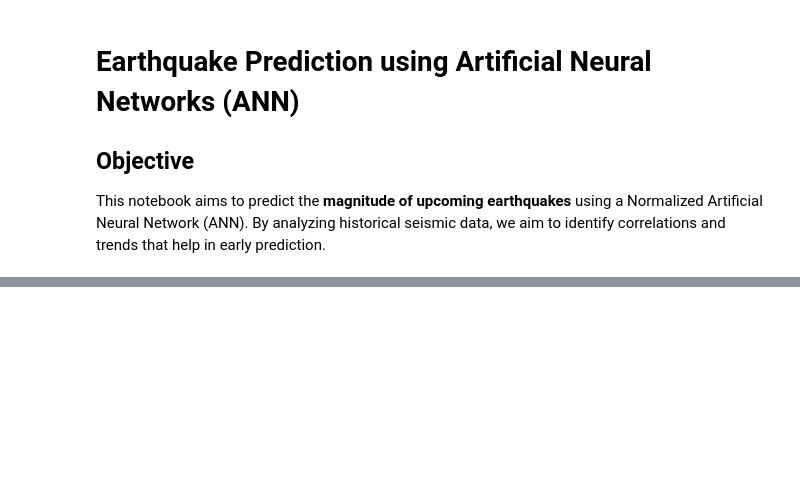
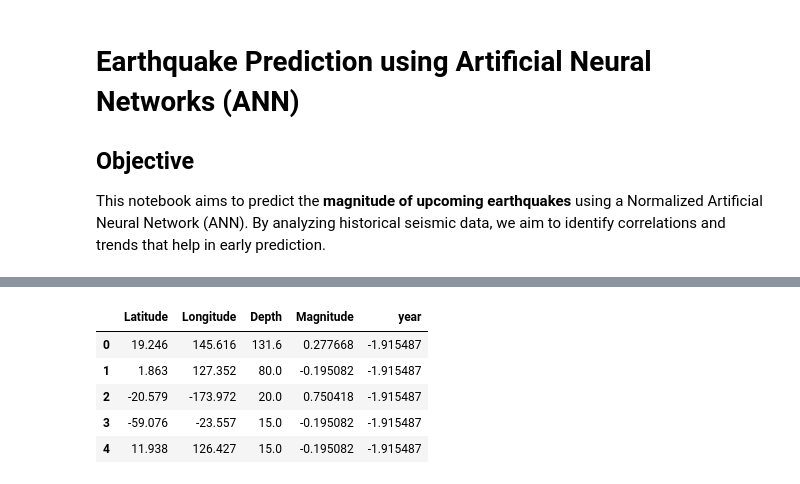
Before and after one commit to SG-73/Earthquake-Prediction, a Jupyter notebook: Earthquake detection.ipynb, the cells around one changed output, grey strips where cells are left out. Saved outputs shown, nothing was run; the diff lists cells and outputs as text; code cells hidden in the pictures; blank space fills up the shorter version.

```diff
--- a/Earthquake detection.ipynb
+++ b/Earthquake detection.ipynb
@@ -31,4 +77,8 @@ df.head()
 # %%
 df['Date']=pd.to_datetime(df['Date'],utc=True)
+# %%
+df['year']=df['Date'].dt.year
+df['month']=df['Date'].dt.month
+df['day']=df['Date'].dt.day
 # %%
 df.head()
@@ -35,2 +92,4 @@ df.head()
+# %%
+df.drop(columns=['Date','Time','month','day'],axis=1,inplace=True)
 # %%
 df.head()
@@ -37,4 +103,15 @@ df.head()
+# %%
+df1=df
 # %%
 col_to_scale=['Magnitude','year']
 scaler=StandardScaler()
 df1[col_to_scale]=scaler.fit_transform(df1[col_to_scale])
+# %%
+df1.head()
+# %% [output]
+|  | Latitude | Longitude | Depth | Magnitude | year |
+| 0 | 19.246 | 145.616 | 131.6 | 0.277668 | -1.915487 |
+| 1 | 1.863 | 127.352 | 80.0 | -0.195082 | -1.915487 |
+| 2 | -20.579 | -173.972 | 20.0 | 0.750418 | -1.915487 |
+| 3 | -59.076 | -23.557 | 15.0 | -0.195082 | -1.915487 |
+| 4 | 11.938 | 126.427 | 15.0 | -0.195082 | -1.915487 |
```
Also changed, not shown: parts of 49 cells of this notebook.
